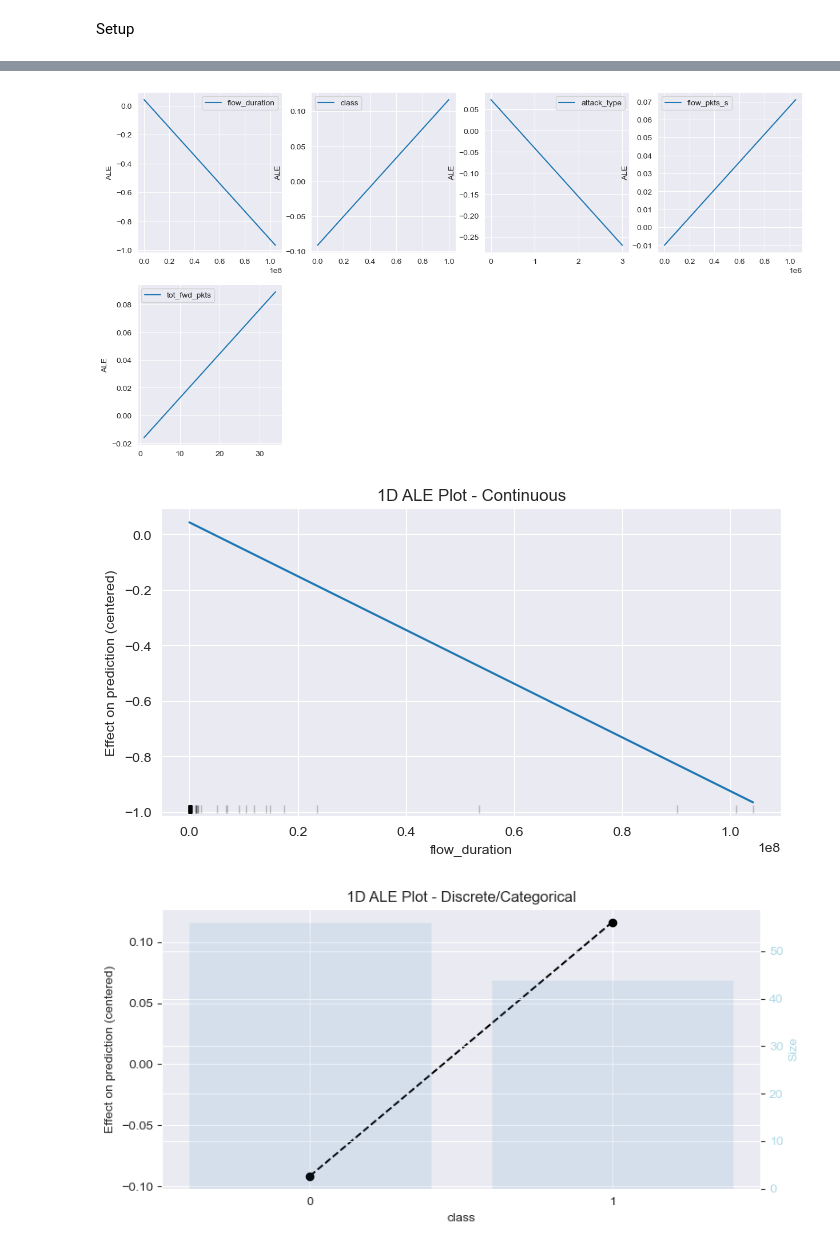
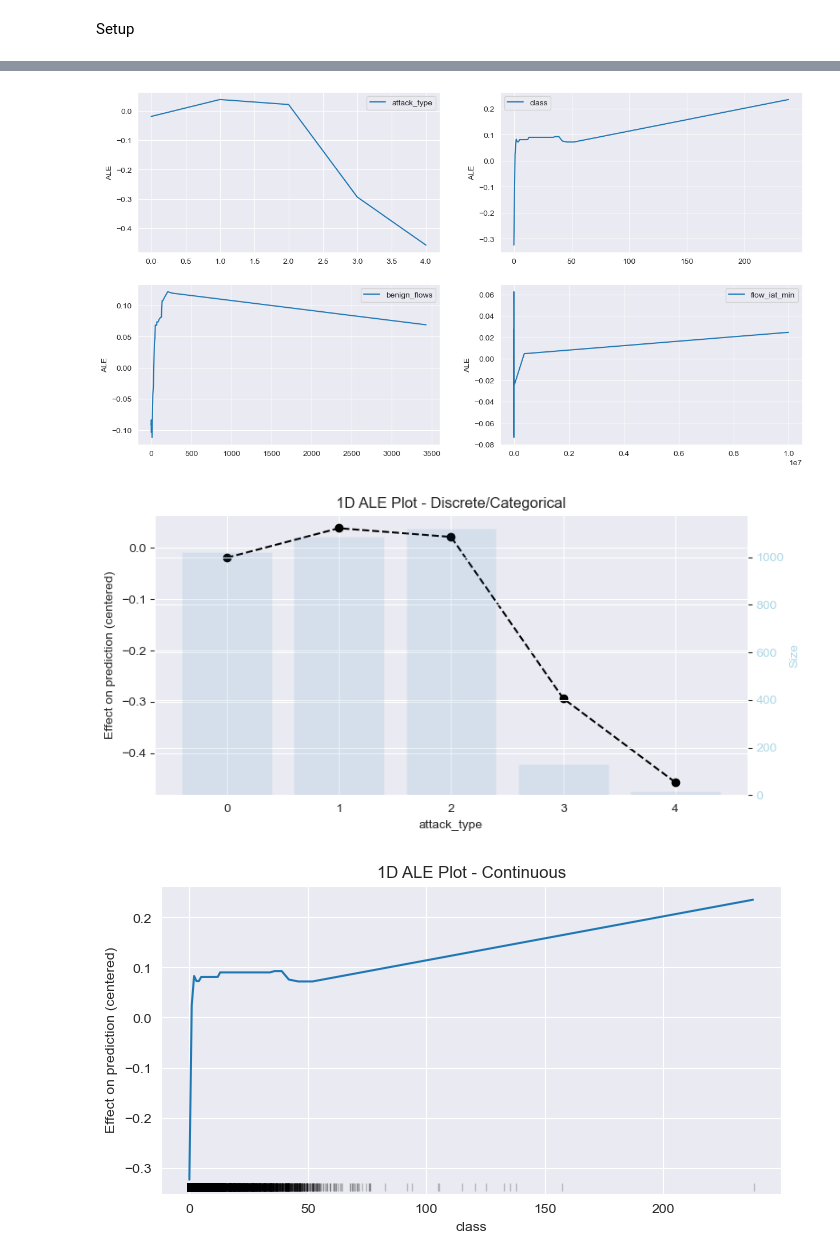
Before and after one commit to RedaMorsli/mlids_impact_analysis, a Jupyter notebook: analysis.ipynb, the cells around one changed output, grey strips where cells are left out. Cells and saved outputs as stored; diff of their text form; code cells hidden in the pictures.

Commit message:
Improve preprocessing, added metrics

```diff
--- a/analysis.ipynb
+++ b/analysis.ipynb
@@ -7,6 +7,6 @@ import seaborn as sns
 from scipy.cluster.hierarchy import linkage, dendrogram, fcluster
 from scipy.spatial.distance import squareform
 
-df = pd.read_csv("./output/merged_dataset_method1_undersampled.csv")
+df = pd.read_csv("./output/merged_dataset_method2_undersampled.csv")
 print(df.shape)
 # %% [output]
@@ -121,23 +172,64 @@ plt.show()
 # X= df.drop(['flow_iat_mean', 'flow_iat_std', 'flow_iat_mean', 'fwd_pkts_b_avg', 'fwd_byts_b_avg', 'subflow_bwd_pkts', 'tot_bwd_pkts', 'fwd_pkts_s', 'bwd_byts_b_avg', 'bwd_blk_rate_avg', 'bwd_pkts_s', 'subflow_bwd_pkts', 'totlen_bwd_pkts', 'bwd_header_len', 'flow_pkts_s', 'fwd_pkt_len_mean', 'fwd_seg_size_avg', 'fwd_pkt_len_std', 'pkt_len_max', 'pkt_len_mean', 'pkt_size_avg', 'pkt_len_std', 'pkt_len_var', 'flow_byts_s', 'totlen_bwd_pkts', 'flow_iat_max', 'idle_max', 'fwd_pkt_len_min', 'nb_flows', 'active_mean', 'active_max', 'active_std', 'subflow_bwd_pkts', 'totlen_bwd_pkts', 'bwd_pkt_len_std', 'bwd_seg_size_avg', 'bwd_pkt_len_mean', 'bwd_pkt_len_max', 'fwd_seg_size_min', 'down_up_ratio', 'bwd_iat_tot', 'init_bwd_win_byts', 'bwd_iat_mean', 'bwd_iat_max', 'fwd_iat_min', 'nb_ports', 'init_fwd_win_byts', 'bwd_iat_min', 'tot_fwd_pkts', 'subflow_bwd_byts', 'totlen_fwd_pkts', 'subflow_fwd_pkts', 'subflow_fwd_byts', 'classifier', 'classifier_discretized'], axis=1)
 # X= df.drop(['cpu_total_discretized','cpu_total'], axis=1)
 # test_df = df.sample(n=100)
-X= df.get(["flow_duration", "class", "attack_type", "flow_pkts_s", "tot_fwd_pkts"])
-Y= df['cpu']
+
+# By attack
+# df = df[(df['attack_type'] == 0) | (df['attack_type'] == 2)]
+
+# Method 1
+X = df.get(['attack_type', 'class', 'benign_flows', 'flow_iat_min'])
+# X = df.get(["flow_duration", "class", "attack_type", "flow_pkts_s", "tot_fwd_pkts"])
+y = df['cpu']
+# Descretisized
+# Y = df['cpu_discretized']
+
+# Method 2
+# X = df.get(["class", "attack_type", "num_flows", "tot_fwd_pkts"])
+# Y = df['cpu_total']
+# Descretisized
+# Y = df['cpu_total_discretized']
 # %%
 import numpy as np
-from sklearn.linear_model import LinearRegression
+from sklearn.model_selection import train_test_split
+from sklearn.ensemble import GradientBoostingRegressor
+from sklearn.metrics import accuracy_score, precision_score, recall_score, f1_score
+from sklearn.metrics import mean_squared_error, mean_absolute_error, r2_score
 import matplotlib.pyplot as plt
 from PyALE import ale
 import math
 
-model = LinearRegression()
-Y = np.nan_to_num(Y, nan=0)
-model = model.fit(X, Y)
-feature_list = X.columns
+y = np.nan_to_num(y, nan=0)
+X_train, X_test, y_train, y_test = train_test_split(X, y, test_size=0.2, random_state=42)
+
+model = GradientBoostingRegressor()
+model = model.fit(X_train, y_train)
+feature_list = X_train.columns
 print(feature_list)
 
+# Classification metrics
+
+# y_pred = model.predict(X_test)
+# accuracy = accuracy_score(y_test, y_pred)
+# precision = precision_score(y_test, y_pred)
+# recall = recall_score(y_test, y_pred)
+# f1 = f1_score(y_test, y_pred)
+# print("Accuracy:", accuracy)
+# print("Precision:", precision)
+# print("Recall:", recall)
+# print("F1 Score:", f1)
+
+# Regression metrics
+
+y_pred = model.predict(X_test)
+mse = mean_squared_error(y_test, y_pred)
+mae = mean_absolute_error(y_test, y_pred)
+r2 = r2_score(y_test, y_pred)
+print("Mean Squared Error:", mse)
+print("Mean Absolute Error:", mae)
+print("R-squared Score:", r2)
+
 # Define the number of rows and columns for your subplot grid
-num_cols = 4
+num_cols = 2
 num_rows = math.ceil(len(feature_list) / num_cols)
 
 # Create a subplot grid
@@ -149,6 +241,7 @@ for i, feature in enumerate(feature_list):
     col = i % num_cols
 
     ale_eff = ale(X=X, model=model, feature=[feature], grid_size=50, include_CI=False)
+    # print(ale_eff)
 
     # Plot the ALE plot for the current feature
     axes[row, col].plot(ale_eff['eff'], label=feature)
@@ -175,3 +270,3 @@ PyALE._ALE_generic:INFO: Continuous feature detected.
-[figure, old version]
+[figure, new version]
-[figure, old version]
+[figure, new version]
-[figure, old version]
+[figure, new version]
```
Also changed, not shown: parts of 18 cells of this notebook, 4 other files.
